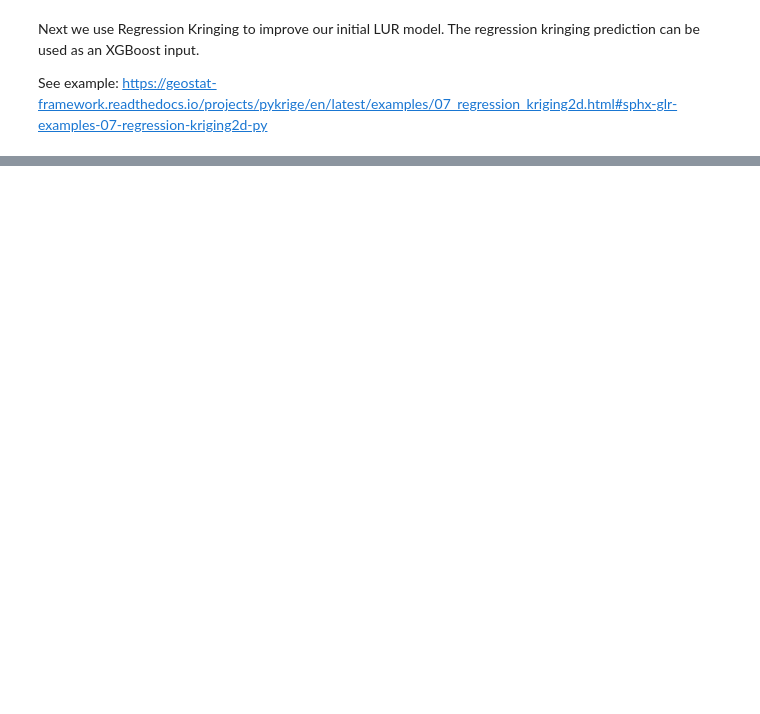
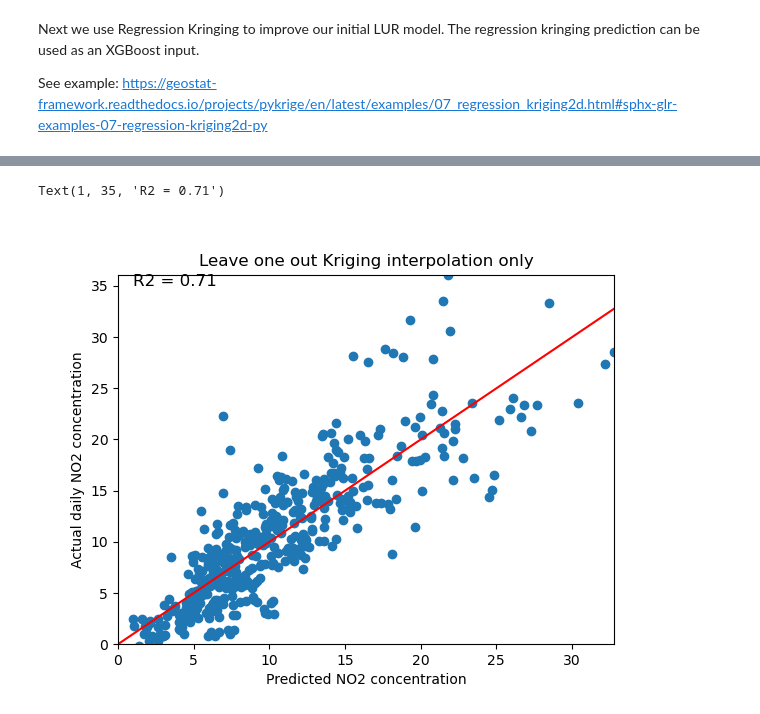
Before and after one commit to xaviernogueira/gwu_air_quality, a Jupyter notebook: Hyrbid_Kringing_analysis.ipynb, the cells around one changed output, grey strips where cells are left out. Saved outputs shown, nothing was run; the diff lists cells and outputs as text; code cells hidden in the pictures; blank space fills up the shorter version.

```diff
--- a/Hyrbid_Kringing_analysis.ipynb
+++ b/Hyrbid_Kringing_analysis.ipynb
@@ -62,3 +245,30 @@ See example: https://geostat-framework.readthedocs.io/projects/pykrige/en/latest
 # %%
-# build on LUR model with Regression Kringing
+# build on LUR model with Regression Kringing with the "leave one out method"
 from pykrige.rk import RegressionKriging
+
+m_rk = RegressionKriging(regression_model=l_model, n_closest_points=20)
+
+actuals = []
+predicts = []
+# implement leave one out method
+for i in list(range(0, X.shape[0])):
+    print('Index = %s' % i)
+    out_X = np.expand_dims(X.iloc[i], axis=1).T
+    out_Y = Y[i]
+    out_latlon = np.expand_dims(lat_lon[i], axis=1).T
+
+
+    # OKAY FIX THIS ANNOYING ISSUE WHERE IT DROPS FOR INDEX 0 but for whatever reason can't for any other index
+    in_X = X.iloc[lambda X: X.index != i]
+    in_Y = np.delete(Y, i, axis=0)
+    in_latlon = np.delete(lat_lon, i, axis=0)
+
+    m_rk.fit(in_X, in_latlon, in_Y)
+    print("Regression Score: ", m_rk.regression_model.score(X, Y))
+
+    kring_prediction = m_rk.predict(out_X, out_latlon)
+    print('Prediction: %s' % kring_prediction)
+    print('Actual: %s' % out_Y)
+    actuals.append(out_Y[0])
+    predicts.append(kring_prediction[0][0])
+    print('\n')
@@ -64,0 +470,17 @@ from pykrige.rk import RegressionKriging
+# %%
+%matplotlib widget
+
+ps = np.array(predicts)
+As = np.array(actuals)
+
+plt.title('Leave one out Kriging interpolation only')
+plt.scatter(ps, As)
+plt.plot(np.arange(0, 60, 0.1), np.arange(0, 60, 0.1), c='red')
+plt.xlim(0, np.amax(ps))
+plt.ylim(0, np.amax(As))
+plt.xlabel('Predicted NO2 concentration')
+plt.ylabel('Actual daily NO2 concentration')
+plt.text(1, 35, 'R2 = %s' % round(r2_score(As, ps), 2), fontsize='large')
+# %% [output]
+Text(1, 35, 'R2 = 0.71')
+[figure, added]
```
Also changed, not shown: parts of 14 cells of this notebook.
